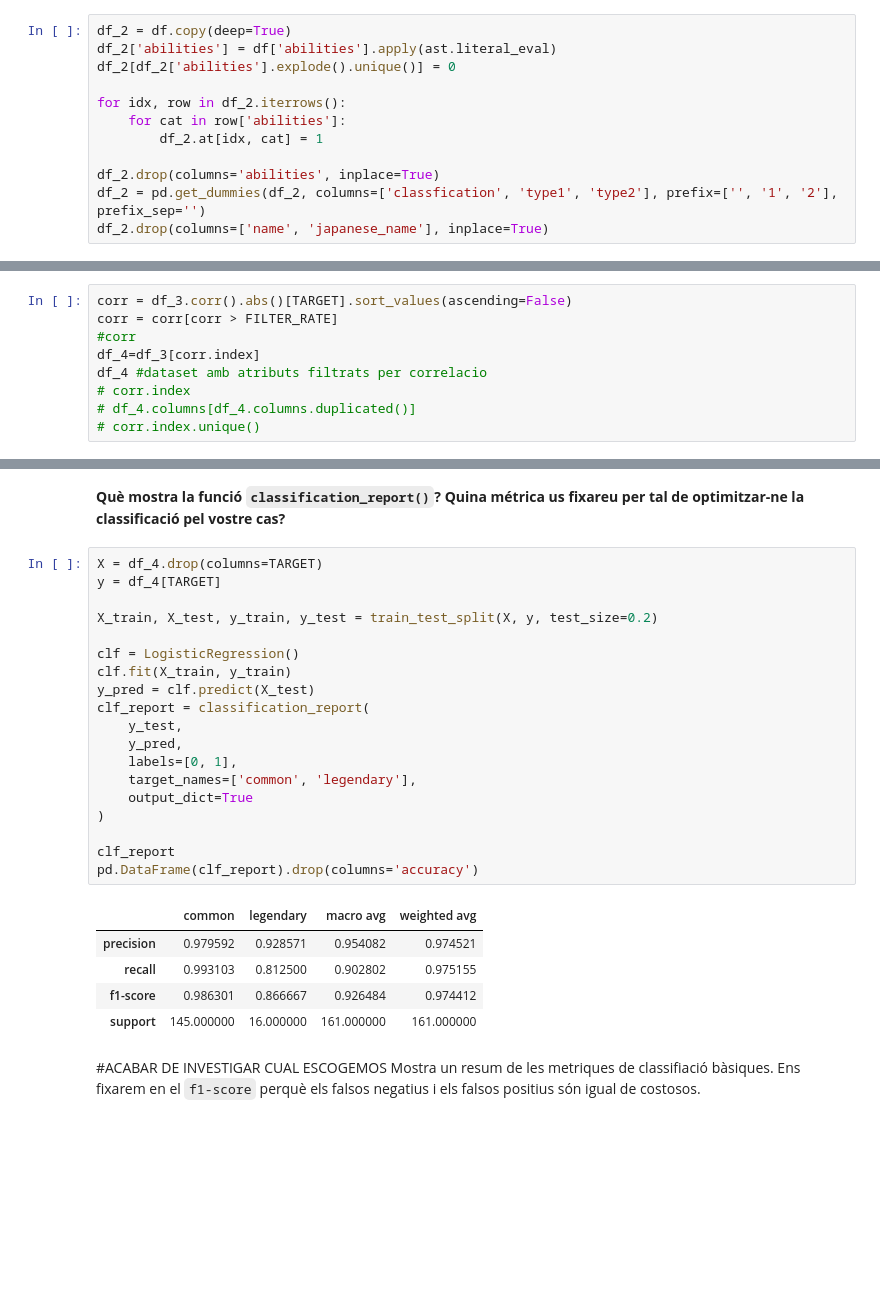
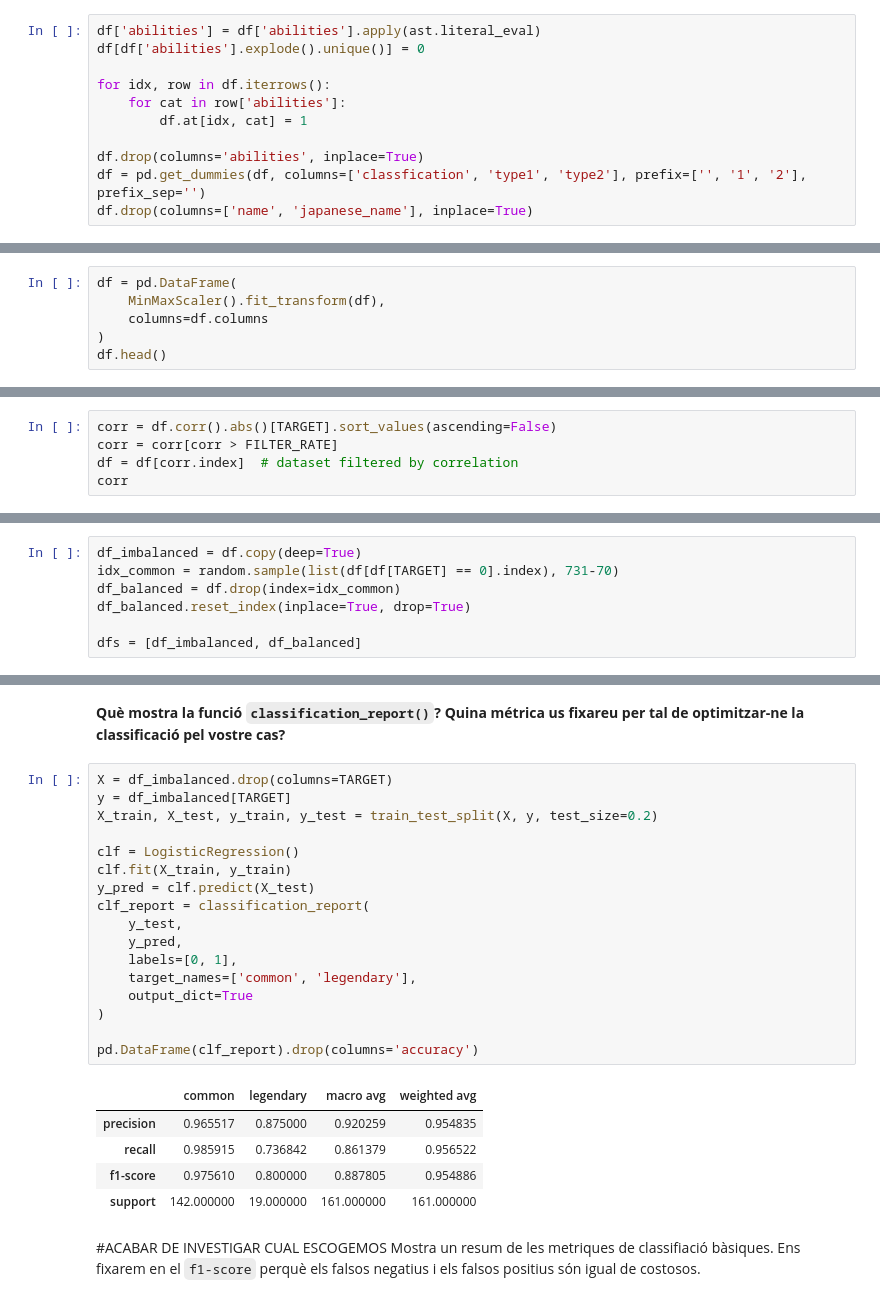
Before and after one commit to pablo15ruiz/ac-pr02, a Jupyter notebook: ApartatA.ipynb, the cells around one changed output, grey strips where cells are left out. Saved outputs shown, nothing was run; the diff lists cells and outputs as text; blank space fills up the shorter version.

```diff
--- a/ApartatA.ipynb
+++ b/ApartatA.ipynb
@@ -164,14 +149,13 @@ desc = df.describe().loc[['mean', '50%', 'std']]
 # %%
-df_2 = df.copy(deep=True)
-df_2['abilities'] = df['abilities'].apply(ast.literal_eval)
-df_2[df_2['abilities'].explode().unique()] = 0
+df['abilities'] = df['abilities'].apply(ast.literal_eval)
+df[df['abilities'].explode().unique()] = 0
 
-for idx, row in df_2.iterrows():
+for idx, row in df.iterrows():
     for cat in row['abilities']:
-        df_2.at[idx, cat] = 1
+        df.at[idx, cat] = 1
 
-df_2.drop(columns='abilities', inplace=True)
-df_2 = pd.get_dummies(df_2, columns=['classfication', 'type1', 'type2'], prefix=['', '1', '2'], prefix_sep='')
-df_2.drop(columns=['name', 'japanese_name'], inplace=True)
+df.drop(columns='abilities', inplace=True)
+df = pd.get_dummies(df, columns=['classfication', 'type1', 'type2'], prefix=['', '1', '2'], prefix_sep='')
+df.drop(columns=['name', 'japanese_name'], inplace=True)
 # %% [markdown]
 **Quin tipus de normalització serà més adient per les vostres dades?**
@@ -183,0 +164,6 @@ columns=cols)
+# %%
+df = pd.DataFrame(
+    MinMaxScaler().fit_transform(df),
+    columns=df.columns
+)
+df.head()
@@ -184,10 +180,6 @@ columns=cols)
 # %%
-corr = df_3.corr().abs()[TARGET].sort_values(ascending=False)
+corr = df.corr().abs()[TARGET].sort_values(ascending=False)
 corr = corr[corr > FILTER_RATE]
-#corr
-df_4=df_3[corr.index]
-df_4 #dataset amb atributs filtrats per correlacio
-# corr.index
-# df_4.columns[df_4.columns.duplicated()]
-# corr.index.unique()
+df = df[corr.index]  # dataset filtered by correlation
+corr
 # %% [output]
@@ -238,3 +208,10 @@ No perquè hi ha massa atributs. Els `PolynomialFeatures` aumenten exponencial.
+# %%
+df_imbalanced = df.copy(deep=True)
+idx_common = random.sample(list(df[df[TARGET] == 0].index), 731-70)
+df_balanced = df.drop(index=idx_common)
+df_balanced.reset_index(inplace=True, drop=True)
+
+dfs = [df_imbalanced, df_balanced]
 # %% [markdown]
 **MODEL SELECTION**
 # %% [markdown]
@@ -763,30 +508,28 @@ plt.legend()
 # %% [markdown]
 **Què mostra la funció `classification_report()`? Quina métrica us fixareu per tal de optimitzar-ne la classificació pel vostre cas?**
 # %%
-X = df_4.drop(columns=TARGET)
-y = df_4[TARGET]
-
+X = df_imbalanced.drop(columns=TARGET)
+y = df_imbalanced[TARGET]
 X_train, X_test, y_train, y_test = train_test_split(X, y, test_size=0.2)
 
 clf = LogisticRegression()
 clf.fit(X_train, y_train)
 y_pred = clf.predict(X_test)
 clf_report = classification_report(
     y_test,
     y_pred,
     labels=[0, 1],
     target_names=['common', 'legendary'],
     output_dict=True
 )
 
-clf_report
 pd.DataFrame(clf_report).drop(columns='accuracy')
 # %% [output]
 |  | common | legendary | macro avg | weighted avg |
-| precision | 0.979592 | 0.928571 | 0.954082 | 0.974521 |
-| recall | 0.993103 | 0.812500 | 0.902802 | 0.975155 |
-| f1-score | 0.986301 | 0.866667 | 0.926484 | 0.974412 |
-| support | 145.000000 | 16.000000 | 161.000000 | 161.000000 |
+| precision | 0.965517 | 0.875000 | 0.920259 | 0.954835 |
+| recall | 0.985915 | 0.736842 | 0.861379 | 0.956522 |
+| f1-score | 0.975610 | 0.800000 | 0.887805 | 0.954886 |
+| support | 142.000000 | 19.000000 | 161.000000 | 161.000000 |
 # %% [markdown]
 #ACABAR DE INVESTIGAR CUAL ESCOGEMOS
 Mostra un resum de les metriques de classifiació bàsiques. Ens fixarem en el `f1-score` perquè els falsos negatius i els falsos positius són igual de costosos.
```
Also changed, not shown: parts of 58 cells of this notebook.
